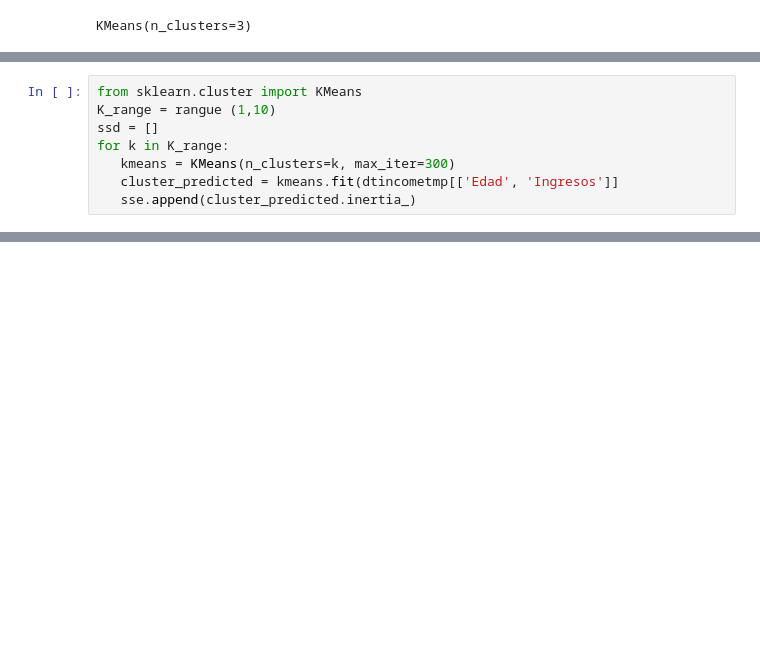
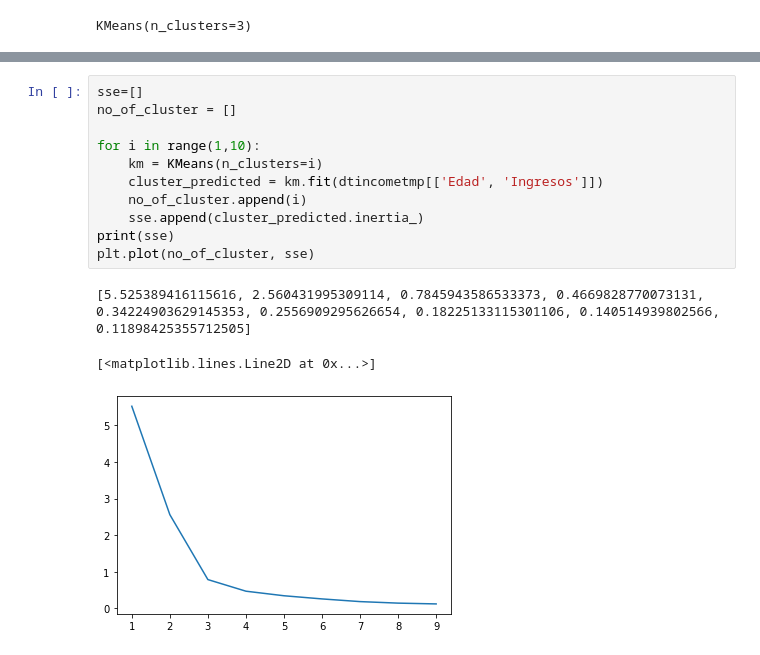
Before and after one commit to jeliecergomez/Machine_Learning, a Jupyter notebook: K_Means_Clustering .ipynb, the cells around one changed output, grey strips where cells are left out. Cells and saved outputs as stored; diff of their text form; blank space fills up the shorter version.

```diff
--- a/K_Means_Clustering .ipynb
+++ b/K_Means_Clustering .ipynb
@@ -160,8 +154,0 @@ plt.show()
-# %%
-from sklearn.cluster import KMeans
-K_range = rangue (1,10)
-ssd = []
-for k in K_range:
-   kmeans = KMeans(n_clusters=k, max_iter=300)
-   cluster_predicted = kmeans.fit(dtincometmp[['Edad', 'Ingresos']]
-   sse.append(cluster_predicted.inertia_)
@@ -169,0 +155,15 @@ SyntaxError: invalid syntax (Temp/ipykernel_29432/1816740671.py, line 7)
+# %%
+sse=[]
+no_of_cluster = []
+
+for i in range(1,10):
+    km = KMeans(n_clusters=i)
+    cluster_predicted = km.fit(dtincometmp[['Edad', 'Ingresos']])
+    no_of_cluster.append(i)
+    sse.append(cluster_predicted.inertia_)
+print(sse)
+plt.plot(no_of_cluster, sse)
+# %% [output]
+[5.525389416115616, 2.560431995309114, 0.7845943586533373, 0.4669828770073131, 0.34224903629145353, 0.2556909295626654, 0.18225133115301106, 0.140514939802566, 0.11898425355712505]
+[<matplotlib.lines.Line2D at 0x...>]
+[figure, added]
```
Also changed, not shown: parts of 9 cells of this notebook.
